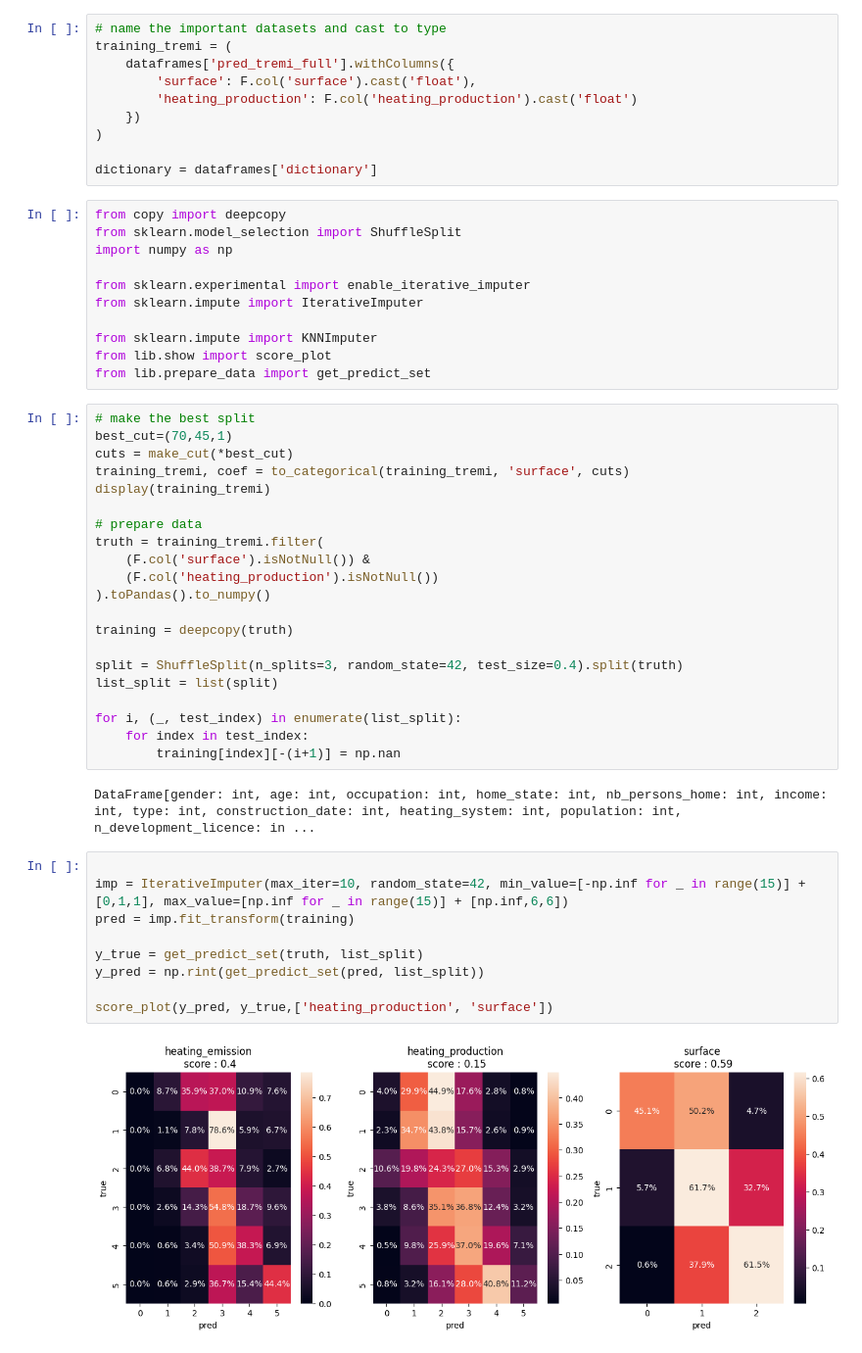
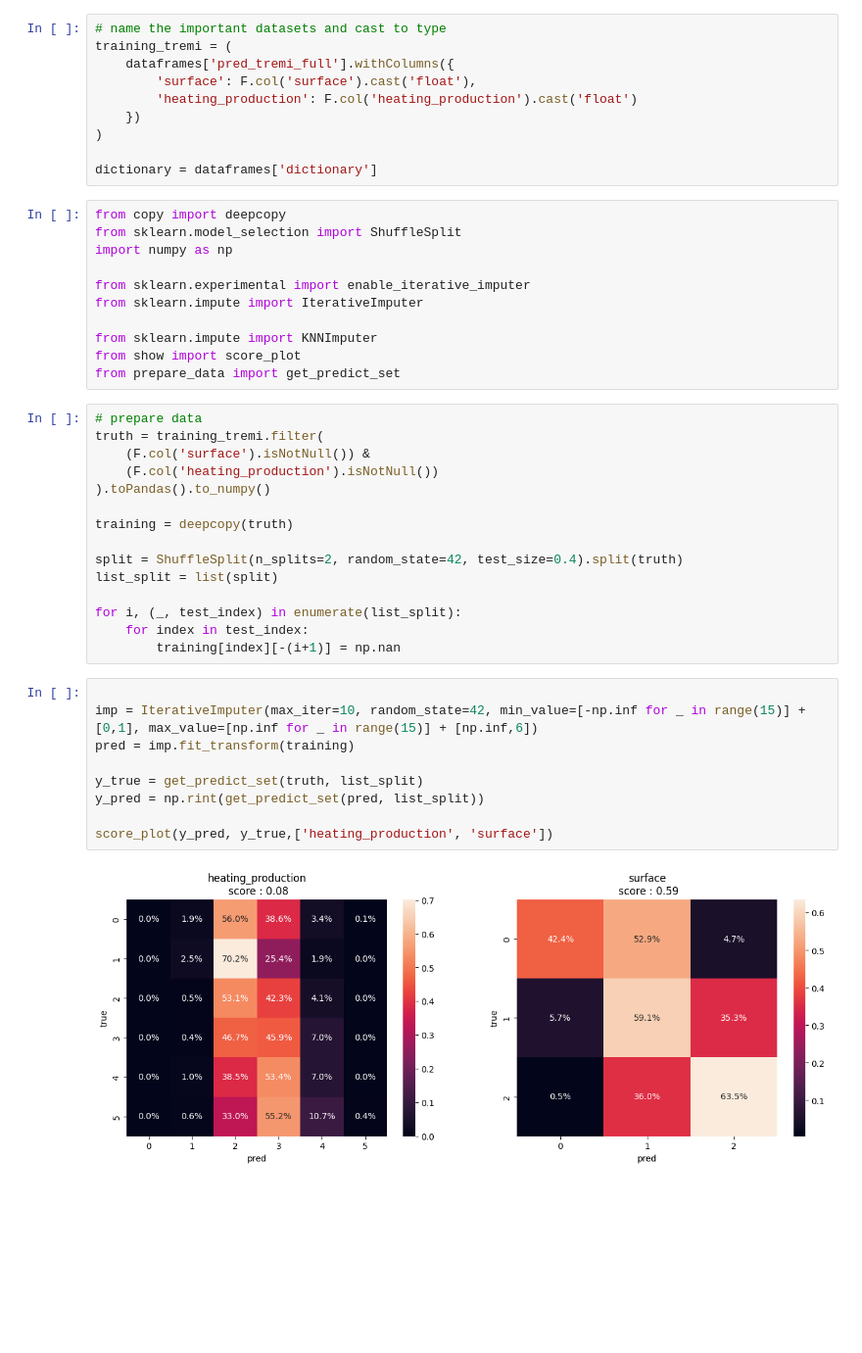
Before and after one commit to axrocheteau/renov_local, a Jupyter notebook: notebooks/multivariate_pred_tremi.ipynb, the cells around one changed output. Shown at 98% size. Drawn from its saved outputs; the diff is of its cells as text; blank space fills up the shorter version.

```diff
--- a/notebooks/multivariate_pred_tremi.ipynb
+++ b/notebooks/multivariate_pred_tremi.ipynb
@@ -70,15 +70,9 @@ from sklearn.experimental import enable_iterative_imputer
 from sklearn.impute import IterativeImputer
 
 from sklearn.impute import KNNImputer
-from lib.show import score_plot
-from lib.prepare_data import get_predict_set
+from show import score_plot
+from prepare_data import get_predict_set
 # %%
-# make the best split
-best_cut=(70,45,1)
-cuts = make_cut(*best_cut)
-training_tremi, coef = to_categorical(training_tremi, 'surface', cuts)
-display(training_tremi)
-
 # prepare data
 truth = training_tremi.filter(
     (F.col('surface').isNotNull()) &
@@ -87,25 +81,23 @@ truth = training_tremi.filter(
 
 training = deepcopy(truth)
 
-split = ShuffleSplit(n_splits=3, random_state=42, test_size=0.4).split(truth)
+split = ShuffleSplit(n_splits=2, random_state=42, test_size=0.4).split(truth)
 list_split = list(split)
 
 for i, (_, test_index) in enumerate(list_split):
     for index in test_index:
         training[index][-(i+1)] = np.nan
-# %% [output]
-DataFrame[gender: int, age: int, occupation: int, home_state: int, nb_persons_home: int, income: int, type: int, construction_date: int, heating_system: int, population: int, n_development_licence: in ...
 # %%
 
-imp = IterativeImputer(max_iter=10, random_state=42, min_value=[-np.inf for _ in range(15)] + [0,1,1], max_value=[np.inf for _ in range(15)] + [np.inf,6,6])
+imp = IterativeImputer(max_iter=10, random_state=42, min_value=[-np.inf for _ in range(15)] + [0,1], max_value=[np.inf for _ in range(15)] + [np.inf,6])
 pred = imp.fit_transform(training)
 
 y_true = get_predict_set(truth, list_split)
 y_pred = np.rint(get_predict_set(pred, list_split))
 
 score_plot(y_pred, y_true,['heating_production', 'surface'])
 # %% [output]
-[figure, old version]
+[figure, new version]
 # %%
 hyperparams = {
     'weights' : ['uniform', 'distance'],
```
Also changed, not shown: parts of 1 cell of this notebook, 6 other files.
